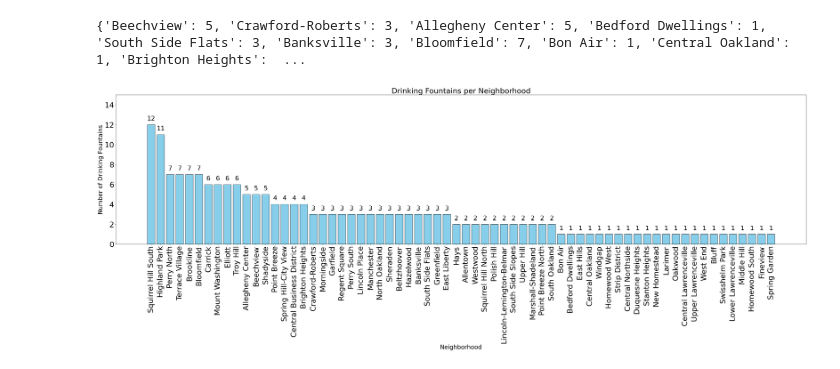
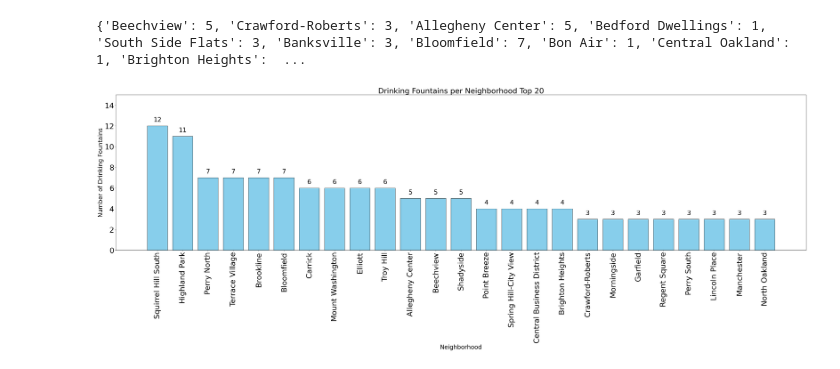
Before and after one commit to antscoding/Final-Project, a Jupyter notebook: Datasets/drink_water.ipynb, the cells around one changed output. Saved outputs shown, nothing was run; the diff lists cells and outputs as text; code cells hidden in the pictures.

Commit message:
Updation drink_water

```diff
--- a/Datasets/drink_water.ipynb
+++ b/Datasets/drink_water.ipynb
@@ -53,35 +42,38 @@ print(drinking_fountain_count)
 # %% [output]
 {'Beechview': 5, 'Crawford-Roberts': 3, 'Allegheny Center': 5, 'Bedford Dwellings': 1, 'South Side Flats': 3, 'Banksville': 3, 'Bloomfield': 7, 'Bon Air': 1, 'Central Oakland': 1, 'Brighton Heights':  ...
 # %%
+#top 25 neighbourhoods
 df2 = pd.DataFrame(list(drinking_fountain_count.items()),
                    columns=['Neighborhood', 'Number of drinking fountain'])
 
 # Sort for easier reading
 df2 = df2.sort_values(by='Number of drinking fountain', ascending=False)
 
+
+df2_top_20 = df2.head(25)
 # Plot (neighborhoods on x-axis, Drinking fountain number on y-axis)
 plt.figure(figsize=(40, 15))
-bars = plt.bar(df2['Neighborhood'], df2['Number of drinking fountain'], color='skyblue', edgecolor='black')
+bars = plt.bar(df2_top_20['Neighborhood'], df2_top_20['Number of drinking fountain'], color='skyblue', edgecolor='black')
 #lables
 
 plt.xlabel('Neighborhood', fontsize=24)
 plt.ylabel('Number of Drinking Fountains', fontsize=24)
-plt.title('Drinking Fountains per Neighborhood', fontsize=30)
+plt.title('Drinking Fountains per Neighborhood Top 20', fontsize=30)
 
 # Rotate labels and enlarge tick labels
 plt.xticks(rotation=90, fontsize=30)
 plt.yticks(fontsize=30)
 
 # inceasing the value of the y-axis:
 plt.ylim(0,15)
 
 #value lables above bars for better analysis
 for bar in bars:
     height = bar.get_height()
     plt.text(bar.get_x() + bar.get_width()/2, height + 0.3, f'{int(height)}',
              ha='center', va='bottom', fontsize=25)
 
 plt.tight_layout()
 plt.show()
 # %% [output]
-[figure, old version]
+[figure, new version]
```
Also changed, not shown: parts of 4 cells of this notebook.
